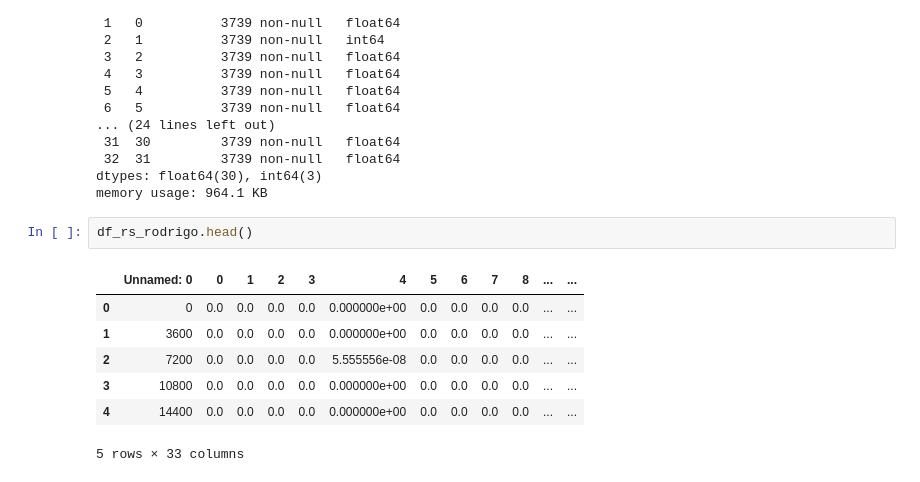
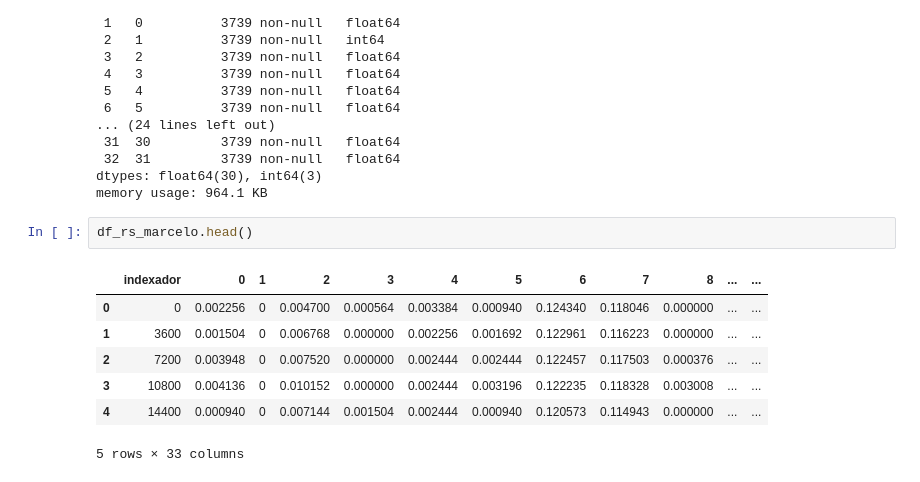
Before and after one commit to marcelof314/SP_urban_flooding, a Jupyter notebook: 08 Rain source file comparision.ipynb, the cells around one changed output. Drawn from its saved outputs; the diff is of its cells as text.

```diff
--- a/08 Rain source file comparision.ipynb
+++ b/08 Rain source file comparision.ipynb
@@ -64,12 +64,12 @@ Data columns (total 33 columns):
 dtypes: float64(30), int64(3)
 memory usage: 964.1 KB
 # %%
-df_rs_rodrigo.head()
+df_rs_marcelo.head()
 # %% [output]
-|  | Unnamed: 0 | 0 | 1 | 2 | 3 | 4 | 5 | 6 | 7 | 8 | ... | ... |
-| 0 | 0 | 0.0 | 0.0 | 0.0 | 0.0 | 0.000000e+00 | 0.0 | 0.0 | 0.0 | 0.0 | ... | ... |
-| 1 | 3600 | 0.0 | 0.0 | 0.0 | 0.0 | 0.000000e+00 | 0.0 | 0.0 | 0.0 | 0.0 | ... | ... |
-| 2 | 7200 | 0.0 | 0.0 | 0.0 | 0.0 | 5.555556e-08 | 0.0 | 0.0 | 0.0 | 0.0 | ... | ... |
-| 3 | 10800 | 0.0 | 0.0 | 0.0 | 0.0 | 0.000000e+00 | 0.0 | 0.0 | 0.0 | 0.0 | ... | ... |
-| 4 | 14400 | 0.0 | 0.0 | 0.0 | 0.0 | 0.000000e+00 | 0.0 | 0.0 | 0.0 | 0.0 | ... | ... |
+|  | indexador | 0 | 1 | 2 | 3 | 4 | 5 | 6 | 7 | 8 | ... | ... |
+| 0 | 0 | 0.002256 | 0 | 0.004700 | 0.000564 | 0.003384 | 0.000940 | 0.124340 | 0.118046 | 0.000000 | ... | ... |
+| 1 | 3600 | 0.001504 | 0 | 0.006768 | 0.000000 | 0.002256 | 0.001692 | 0.122961 | 0.116223 | 0.000000 | ... | ... |
+| 2 | 7200 | 0.003948 | 0 | 0.007520 | 0.000000 | 0.002444 | 0.002444 | 0.122457 | 0.117503 | 0.000376 | ... | ... |
+| 3 | 10800 | 0.004136 | 0 | 0.010152 | 0.000000 | 0.002444 | 0.003196 | 0.122235 | 0.118328 | 0.003008 | ... | ... |
+| 4 | 14400 | 0.000940 | 0 | 0.007144 | 0.001504 | 0.002444 | 0.000940 | 0.120573 | 0.114943 | 0.000000 | ... | ... |
 5 rows × 33 columns
```
Also changed, not shown: parts of 9 cells of this notebook, 1 other file.
